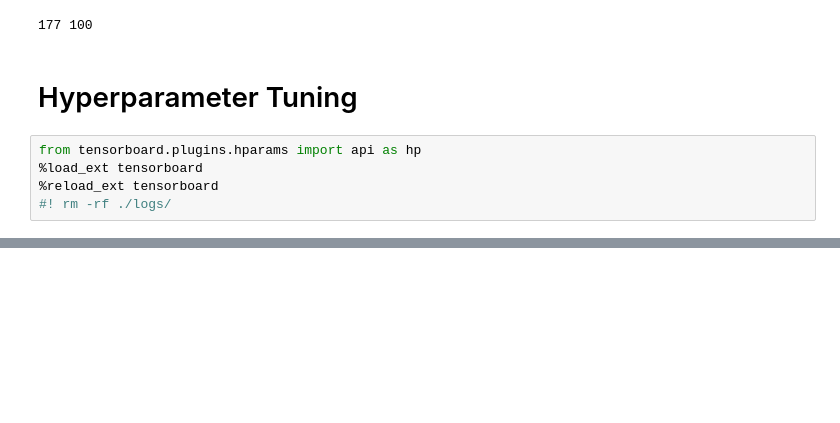
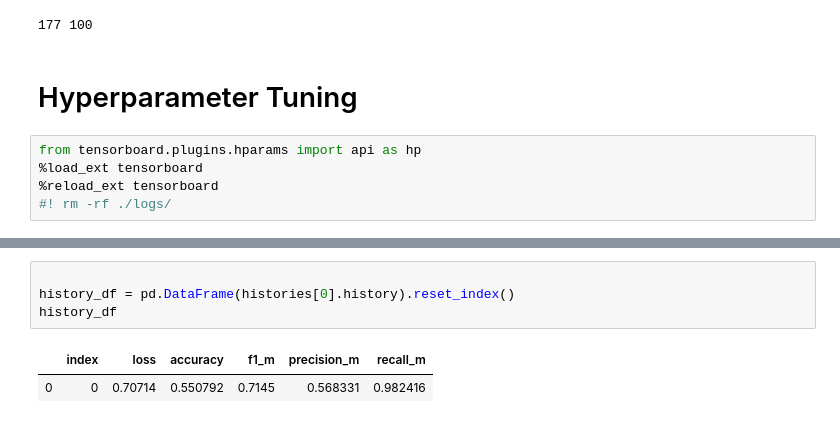
Before and after one commit to sdeittrick/Wildfire_Detection_Capstone_697, a Jupyter notebook: wildfire_prediction_pipeline/model_exploration.ipynb, the cells around one changed output, grey strips where cells are left out. Drawn from its saved outputs; the diff is of its cells as text; blank space fills up the shorter version.

```diff
--- a/wildfire_prediction_pipeline/model_exploration.ipynb
+++ b/wildfire_prediction_pipeline/model_exploration.ipynb
@@ -268,0 +284,7 @@ with tf.summary.create_file_writer('logs/hparam_tuning').as_default():
+# %%
+
+history_df = pd.DataFrame(histories[0].history).reset_index()
+history_df
+# %% [output]
+|  | index | loss | accuracy | f1_m | precision_m | recall_m |
+| 0 | 0 | 0.70714 | 0.550792 | 0.7145 | 0.568331 | 0.982416 |
```
Also changed, not shown: parts of 12 cells of this notebook, 38 other files.
